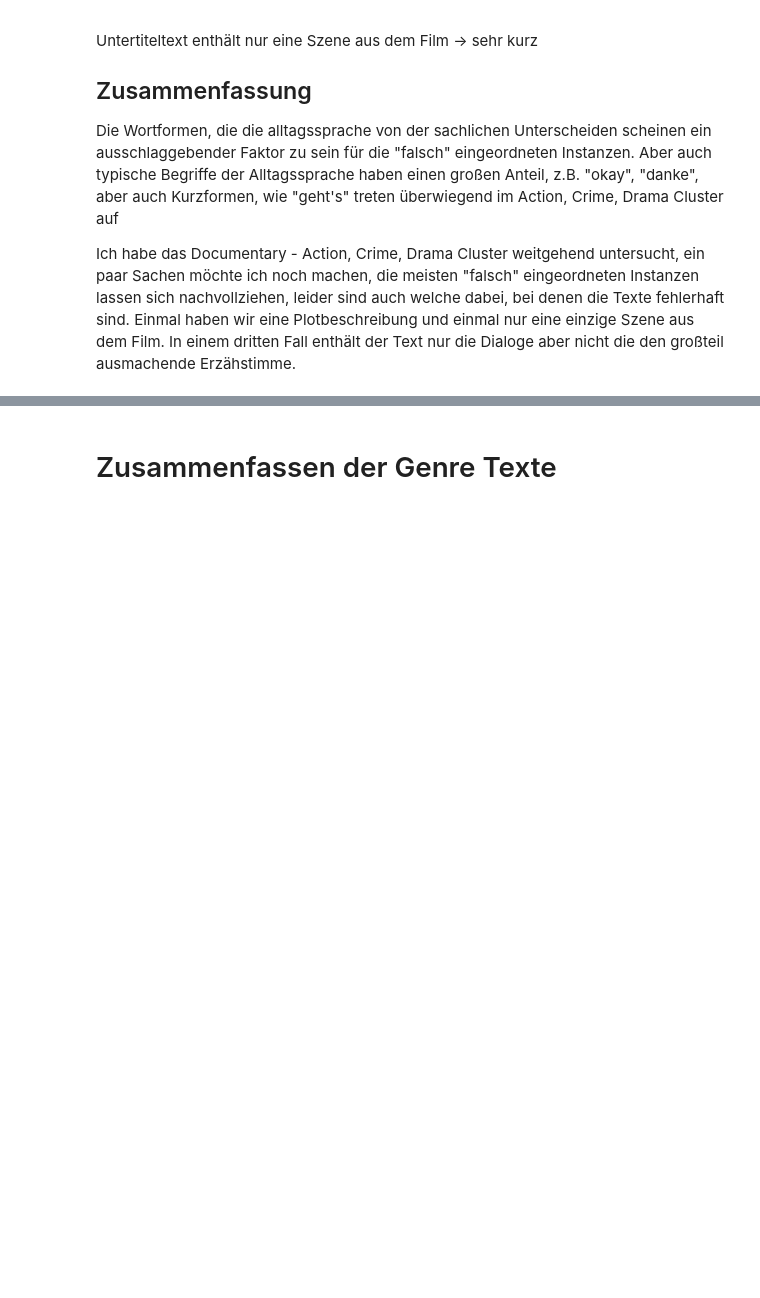
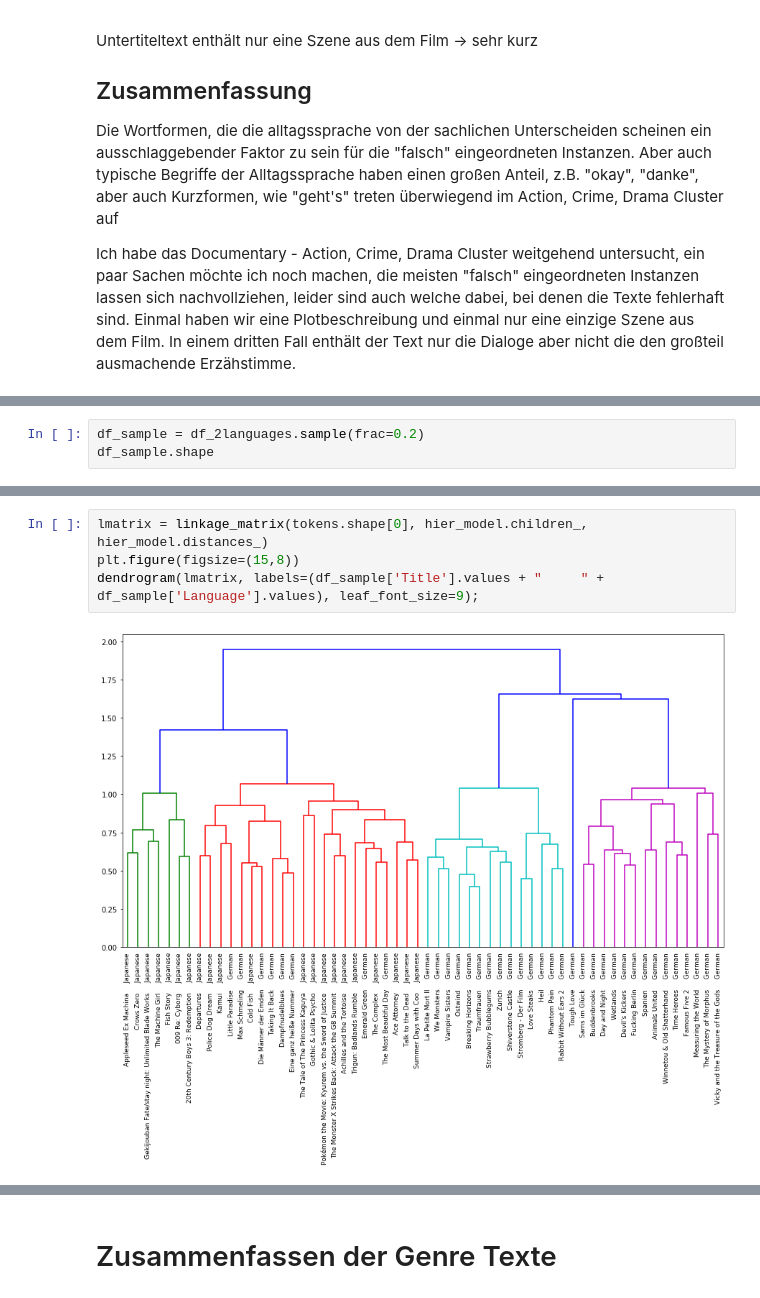
Before and after one commit to LennartKeller/SubtitleClustering, a Jupyter notebook: notebooks/final/Hierarchisches_Cluster_Auswertung.ipynb, the cells around one changed output, grey strips where cells are left out. Cells and saved outputs as stored; diff of their text form; blank space fills up the shorter version.

```diff
--- a/notebooks/final/Hierarchisches_Cluster_Auswertung.ipynb
+++ b/notebooks/final/Hierarchisches_Cluster_Auswertung.ipynb
@@ -288,0 +311,3 @@ Ich habe das Documentary - Action, Crime, Drama Cluster weitgehend untersucht, e
+# %%
+df_sample = df_2languages.sample(frac=0.2)
+df_sample.shape
@@ -288,0 +323,6 @@ Ich habe das Documentary - Action, Crime, Drama Cluster weitgehend untersucht, e
+# %%
+lmatrix = linkage_matrix(tokens.shape[0], hier_model.children_, hier_model.distances_)
+plt.figure(figsize=(15,8))
+dendrogram(lmatrix, labels=(df_sample['Title'].values + "     " + df_sample['Language'].values), leaf_font_size=9);
+# %% [output]
+[figure, added]
```
Also changed, not shown: parts of 27 cells of this notebook, 1 other file.
